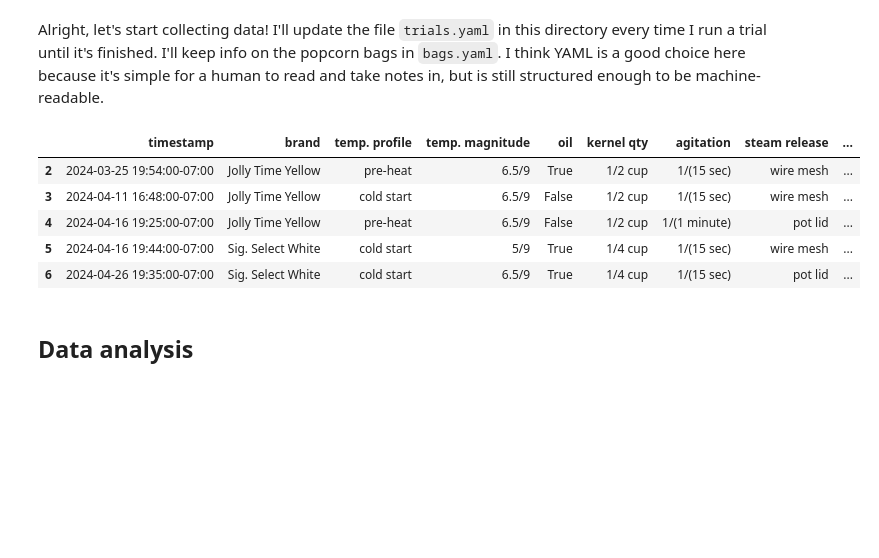
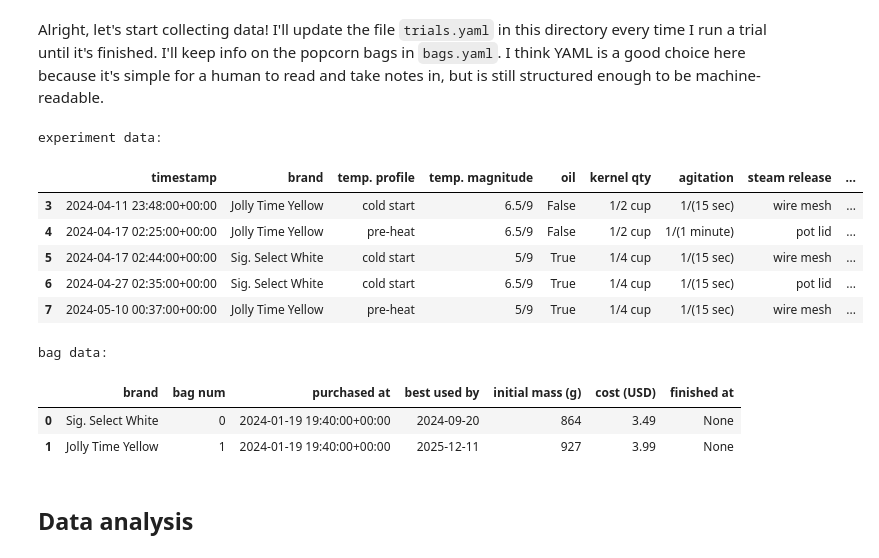
Before and after one commit to ecotner/popcorn-experiments, a Jupyter notebook: experiments/exp001/exp001.ipynb, the cells around one changed output. Saved outputs shown, nothing was run; the diff lists cells and outputs as text; code cells hidden in the pictures; blank space fills up the shorter version.

```diff
--- a/experiments/exp001/exp001.ipynb
+++ b/experiments/exp001/exp001.ipynb
@@ -421,27 +421,40 @@ I think YAML is a good choice here because it's simple for a human to read and t
 # %%
 import datetime as dt
 
 import yaml
 import pandas as pd
 
 # load yaml documents as list of dictionaries
 with open("trials.yaml", "r") as fp:
-    data = list(yaml.load_all(fp, yaml.FullLoader))
+    exp_data = list(yaml.load_all(fp, yaml.FullLoader))
+with open("bags.yaml", "r") as fp:
+    bag_data = list(yaml.load_all(fp, yaml.FullLoader))
 # put into dataframe indexed by trial sequence
-data = pd.DataFrame(data).set_index("trial")
-data.index.name = None
+exp_data = pd.DataFrame(exp_data).set_index("trial")
+exp_data.index.name = None
+exp_data["timestamp"] = pd.to_datetime(exp_data["timestamp"], utc=True)
+bag_data = pd.DataFrame(bag_data)
+bag_data["purchased at"] = bag_data["purchased at"].dt.tz_convert("UTC")
 # parse time duration columns
 ref_date = dt.datetime(1900, 1, 1)
 for col in ["time to first pop", "total duration"]:
-    data[col] = data[col].apply(lambda s: dt.datetime.strptime(s, "%Mm%Ss") - ref_date)
+    exp_data[col] = exp_data[col].apply(lambda s: dt.datetime.strptime(s, "%Mm%Ss") - ref_date)
 # display most recent trials
-display(data.tail())
+print("experiment data:")
+display(exp_data.tail())
+print("bag data:")
+display(bag_data.tail())
 # %% [output]
+experiment data:
 |  | timestamp | brand | temp. profile | temp. magnitude | oil | kernel qty | agitation | steam release | ... |
-| 2 | 2024-03-25 19:54:00-07:00 | Jolly Time Yellow | pre-heat | 6.5/9 | True | 1/2 cup | 1/(15 sec) | wire mesh | ... |
-| 3 | 2024-04-11 16:48:00-07:00 | Jolly Time Yellow | cold start | 6.5/9 | False | 1/2 cup | 1/(15 sec) | wire mesh | ... |
-| 4 | 2024-04-16 19:25:00-07:00 | Jolly Time Yellow | pre-heat | 6.5/9 | False | 1/2 cup | 1/(1 minute) | pot lid | ... |
-| 5 | 2024-04-16 19:44:00-07:00 | Sig. Select White | cold start | 5/9 | True | 1/4 cup | 1/(15 sec) | wire mesh | ... |
-| 6 | 2024-04-26 19:35:00-07:00 | Sig. Select White | cold start | 6.5/9 | True | 1/4 cup | 1/(15 sec) | pot lid | ... |
+| 3 | 2024-04-11 23:48:00+00:00 | Jolly Time Yellow | cold start | 6.5/9 | False | 1/2 cup | 1/(15 sec) | wire mesh | ... |
+| 4 | 2024-04-17 02:25:00+00:00 | Jolly Time Yellow | pre-heat | 6.5/9 | False | 1/2 cup | 1/(1 minute) | pot lid | ... |
+| 5 | 2024-04-17 02:44:00+00:00 | Sig. Select White | cold start | 5/9 | True | 1/4 cup | 1/(15 sec) | wire mesh | ... |
+| 6 | 2024-04-27 02:35:00+00:00 | Sig. Select White | cold start | 6.5/9 | True | 1/4 cup | 1/(15 sec) | pot lid | ... |
+| 7 | 2024-05-10 00:37:00+00:00 | Jolly Time Yellow | pre-heat | 5/9 | True | 1/4 cup | 1/(15 sec) | wire mesh | ... |
+bag data:
+|  | brand | bag num | purchased at | best used by | initial mass (g) | cost (USD) | finished at |
+| 0 | Sig. Select White | 0 | 2024-01-19 19:40:00+00:00 | 2024-09-20 | 864 | 3.49 | None |
+| 1 | Jolly Time Yellow | 1 | 2024-01-19 19:40:00+00:00 | 2025-12-11 | 927 | 3.99 | None |
 # %% [markdown]
 ## Data analysis
```
Also changed, not shown: parts of 4 cells of this notebook, 1 other file.
